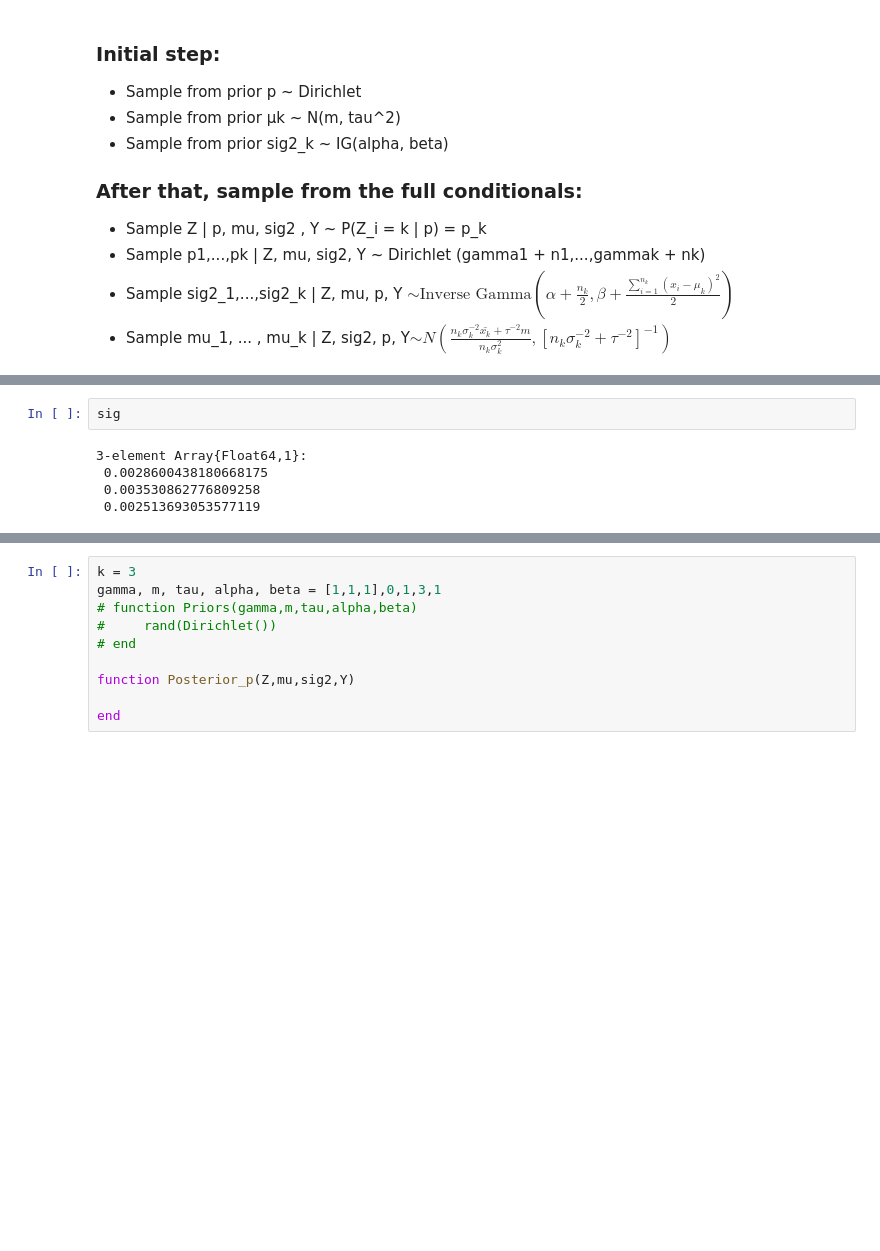
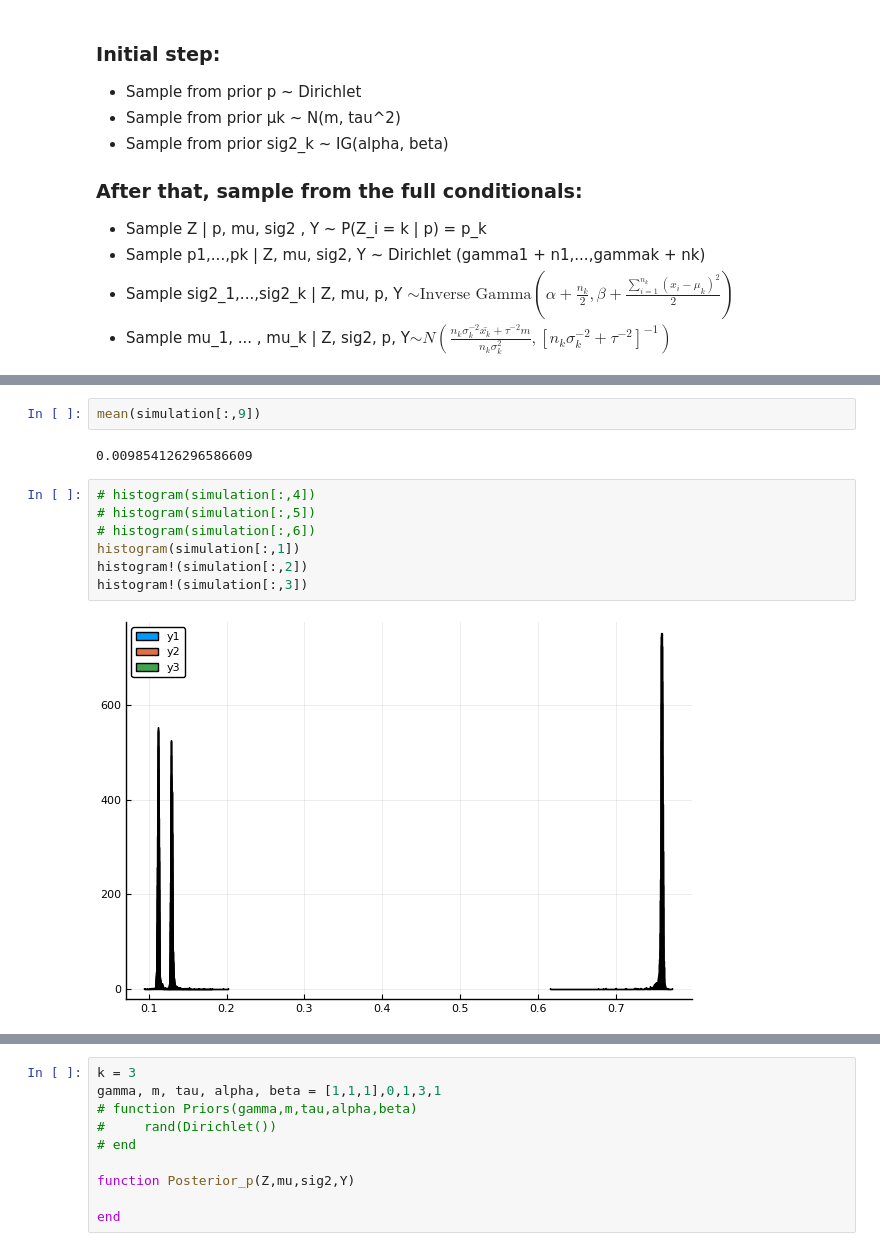
Before and after one commit to davibarreira/Computational_Statistics, a Jupyter notebook: Exercises2/Sheet2 Exercise 6.ipynb, the cells around one changed output, grey strips where cells are left out. Cells and saved outputs as stored; diff of their text form; blank space fills up the shorter version.

```diff
--- a/Exercises2/Sheet2 Exercise 6.ipynb
+++ b/Exercises2/Sheet2 Exercise 6.ipynb
@@ -109,7 +125,13 @@ LoadError: syntax: unexpected "catch"
-# %%
-sig
-# %% [output]
-3-element Array{Float64,1}:
- 0.0028600438180668175
- 0.003530862776809258
- 0.002513693053577119
+# %%
+mean(simulation[:,9])
+# %% [output]
+0.009854126296586609
+# %%
+# histogram(simulation[:,4])
+# histogram(simulation[:,5])
+# histogram(simulation[:,6])
+histogram(simulation[:,1])
+histogram!(simulation[:,2])
+histogram!(simulation[:,3])
+# %% [output]
+[figure, added]
```
Also changed, not shown: parts of 3 cells of this notebook, 3 other files.
